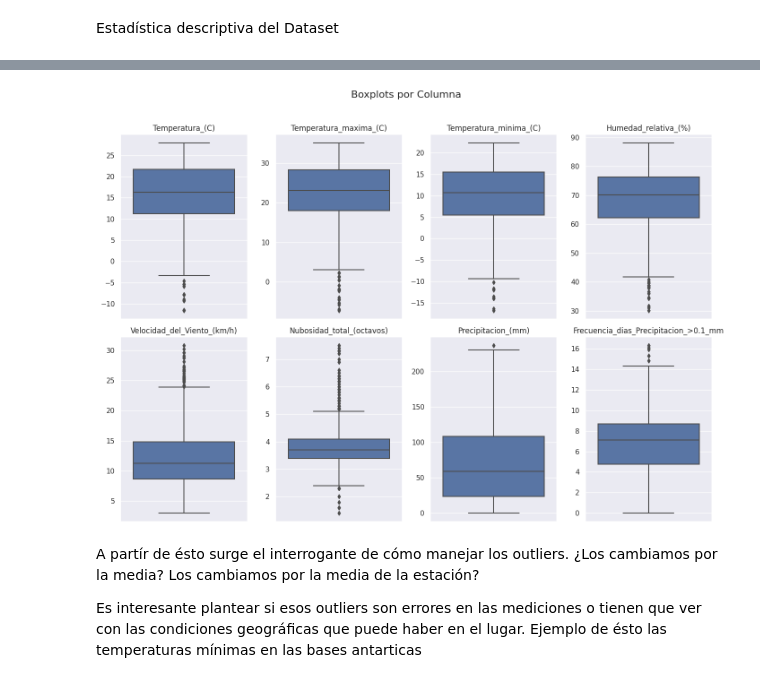
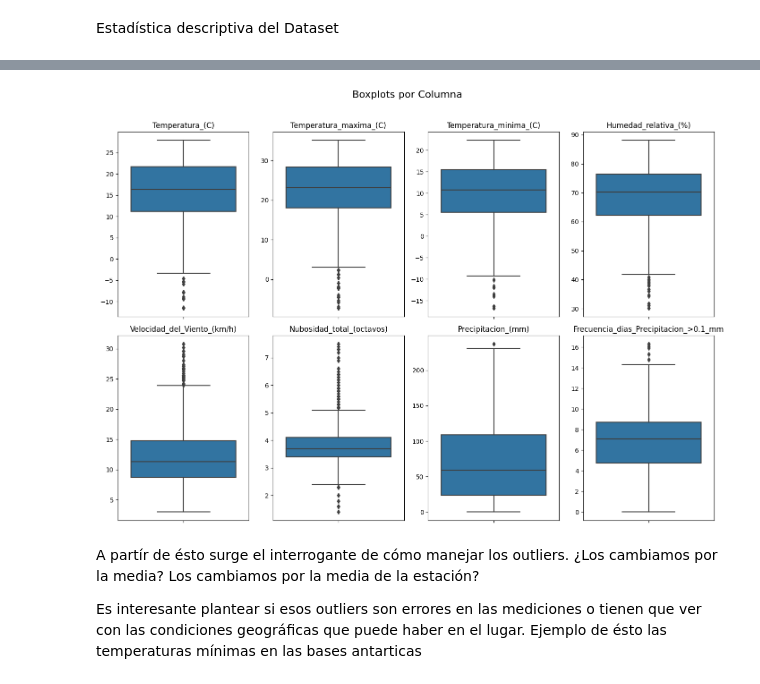
Before and after one commit to martinfernandoortiz/geoestadistica_unlp, a Jupyter notebook: final.ipynb, the cells around one changed output, grey strips where cells are left out. Drawn from its saved outputs; the diff is of its cells as text; code cells hidden in the pictures.

```diff
--- a/final.ipynb
+++ b/final.ipynb
@@ -40,6 +92,7 @@ Drive already mounted at /content/drive; to attempt to forcibly remount, call dr
 # %%
-df = pd.read_csv('/content/drive/My Drive/datasets_colab/final/smn_coord.csv')
-df_sincorregir = pd.read_excel('/content/drive/My Drive/datasets_colab/final/SMN_estaciones_medias_mensuales_1989_2010.xls')
+# @title
+df_coords = pd.read_csv('/content/drive/My Drive/datasets_colab/final/smn_coord.csv')
+df_original = pd.read_csv('/content/drive/My Drive/datasets_colab/final/SMN_estaciones_medias_mensuales_1989_2010.csv')
 country_boundaries = gpd.read_file('/content/drive/My Drive/datasets_colab/final/pais.gpkg')
 
 #archivo = "SMN_estaciones_medias_mensuales_1989_2010.xls"
@@ -111,0 +168,12 @@ plt.show()
+# %%
+# @title
+df_coords_unique = df_coords[['Estacion', 'lat', 'long']].drop_duplicates()
+# Combina los DataFrames utilizando la columna 'estacion'
+df_combinado = pd.merge(df_original, df_coords_unique, on='Estacion', suffixes=('', '_df1'))
+
+# Actualiza los valores incorrectos en df con los valores correctos de df1
+df_combinado['lat'] = df_combinado['lat_df1']
+df_combinado['long'] = df_combinado['long_df1']
+
+# Elimina las columnas innecesarias
+df = df_combinado.iloc[:, np.r_[0:15]]
@@ -112,3 +224,6 @@ plt.show()
+# %%
+# @title
+df = df.applymap(lambda x: np.NaN if x == "S/D" else x)
 # %% [markdown]
 Estructura General del Dataset
 Con los métodos XXX , podemos ver la estructura general del dataset (largo,nombre y tipo de columnas) cantidad de Nodatos, tipos de Datos, etc.
@@ -194,17 +277,0 @@ df_sincorregir.head()
-# %%
-import seaborn as sns
-
-# Crear el boxplot con Seaborn
-all_data = df.iloc[:, np.r_[8:16]]
-labels = all_data.columns.tolist()
-
-sns.set(rc={"figure.figsize": (14, 10)})
-
-# Crear el boxplot
-ax = sns.boxplot(data=all_data)
-
-# Ajustar las etiquetas del eje x
-ax.set_xticklabels(ax.get_xticklabels(), rotation=0, ha='right', fontsize=8)
-
-# Mostrar el gráfico
-plt.show()
@@ -213,24 +278,25 @@ plt.show()
 # %%
-df_boxplot = df_sincorregir.iloc[:, np.r_[8:16]]
+# @title
+df_boxplot = df.iloc[:, np.r_[7:15]]
 columns_for_boxplot = df_boxplot.columns
 
 # Crear subgráficos para cada columna
 fig, axs = plt.subplots(nrows=2, ncols=4, figsize=(14, 10))
 fig.suptitle("Boxplots por Columna", fontsize=16)
 
 # Iterar sobre las columnas y crear los boxplots
 for i, col in enumerate(columns_for_boxplot):
     row = i // 4
     col_position = i % 4  # Cambiado el nombre de la variable
     sns.boxplot(y=df_boxplot[col], ax=axs[row, col_position], orient='v', whis=1.5)  # Especifica la orientación vertical
     axs[row, col_position].set_title(col)
     axs[row, col_position].set(xlabel=None, ylabel=None)  # Eliminar etiquetas de los ejes
 
 # Ajustar el diseño y mostrar los gráficos
 plt.tight_layout(rect=[0, 0, 1, 0.96])
 plt.show()
 # %% [output]
-[figure, old version]
+[figure, new version]
 # %% [markdown]
 A partír de ésto surge el interrogante de cómo manejar los outliers. ¿Los cambiamos por la media? Los cambiamos por la media de la estación?
 
```
Also changed, not shown: parts of 62 cells of this notebook.
